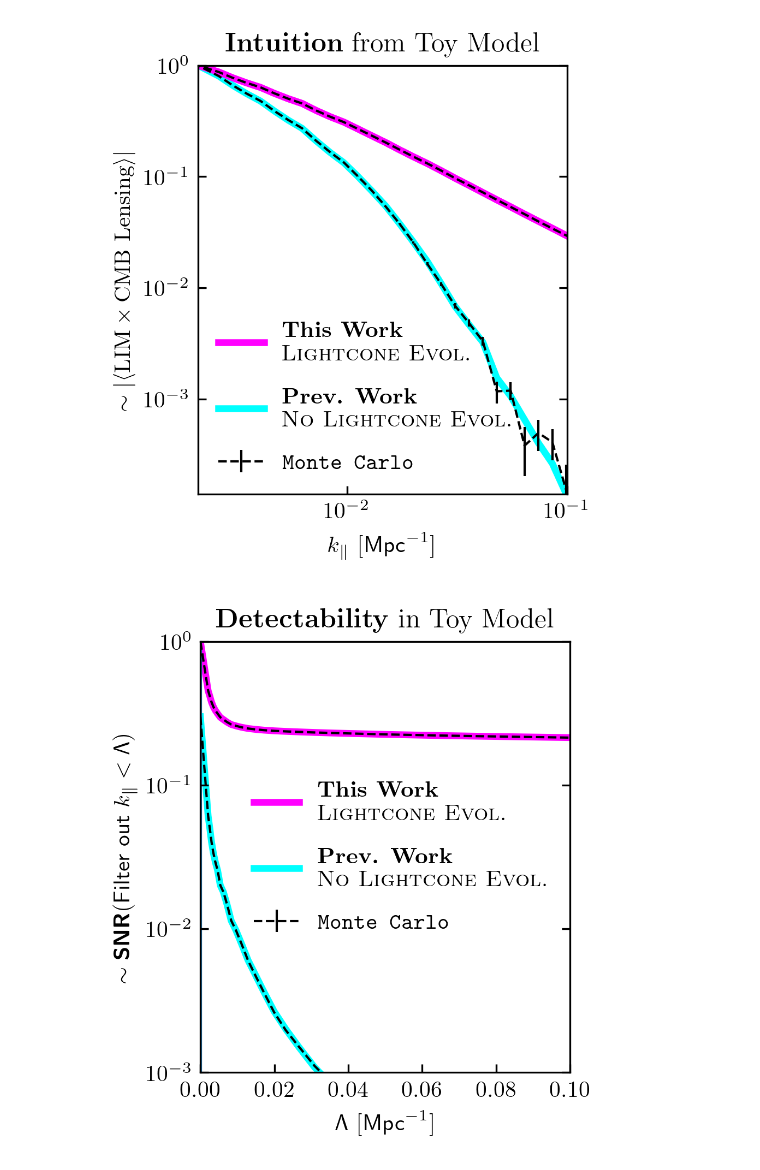
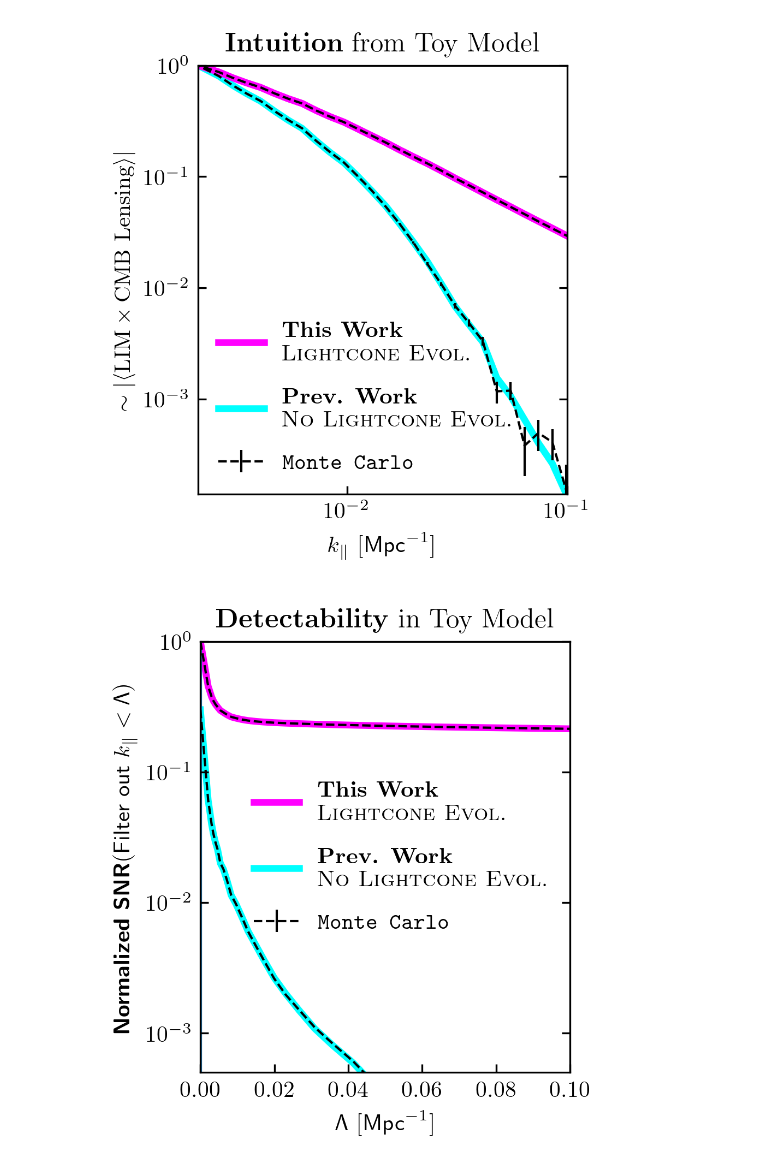
Before and after one commit to DelonShen/LIMxCMBL, a Jupyter notebook: 015.003.2025-05-09.toy-model-viz.ipynb, the cells around one changed output. Drawn from its saved outputs; the diff is of its cells as text; code cells hidden in the pictures.

Commit message:
update toy model figure axes

```diff
--- a/015.003.2025-05-09.toy-model-viz.ipynb
+++ b/015.003.2025-05-09.toy-model-viz.ipynb
@@ -451,33 +466,33 @@ for _type in ['LC', 'nLC']:
                         ls='--', c=color[_type])
 
 
 axs[1].errorbar([0, 100], [100, 100], yerr=0, lw=1, c='k', ls='--', label=r'\texttt{Monte Carlo}')
 
 axs[1].set_yscale('log')
-axs[1].set_ylim(1e-3, 1e0)
+axs[1].set_ylim(5e-4, 1e0)
 # axs[1].set_yscale('symlog', linthresh=1e-1)
 # axs[1].set_ylim(0, 1e0)
 
 
-axs[1].set_ylabel(r'$\sim \textsf{\textbf{SNR}}(\textsf{Filter out }k_\parallel<{\sf \Lambda})$')
+axs[1].set_ylabel(r'${\textsf{\textbf{Normalized SNR}}(\textsf{Filter out }k_\parallel<{\sf \Lambda})}$')
 axs[1].set_xlabel(r'${\sf \Lambda}$ [${\sf Mpc}^{-1}$]')
 
 for ax in [axs[-1]]:
 #     ax.set_xscale('asinh', linear_width=3e-3)
     ax.set_xscale('linear')
 #     ax.set_xticks([0, 1e-2, 1e-1])
     ax.set_xlim(0, .1)
     ax.tick_params(axis='x', which='minor', bottom=False)
     ax.tick_params(axis='y', which='major', right=True)
     ax.tick_params(axis='y', which='minor', left=False)
     ax.yaxis.set_zorder(3)
 
 # axs[1].legend(frameon=False, loc=(0.1625, 0.3), labelspacing=1)
 axs[1].legend(frameon=False, labelspacing=1)
 
 axs[1].set_title(r'\textbf{Detectability} in Toy Model')
 axs[1].axvline()
 
 plt.savefig('figures/015.003_SNR.pdf',  bbox_inches = 'tight')
 # %% [output]
-[figure, old version]
+[figure, new version]
```
Also changed, not shown: parts of 1 cell of this notebook, 3 other files.
